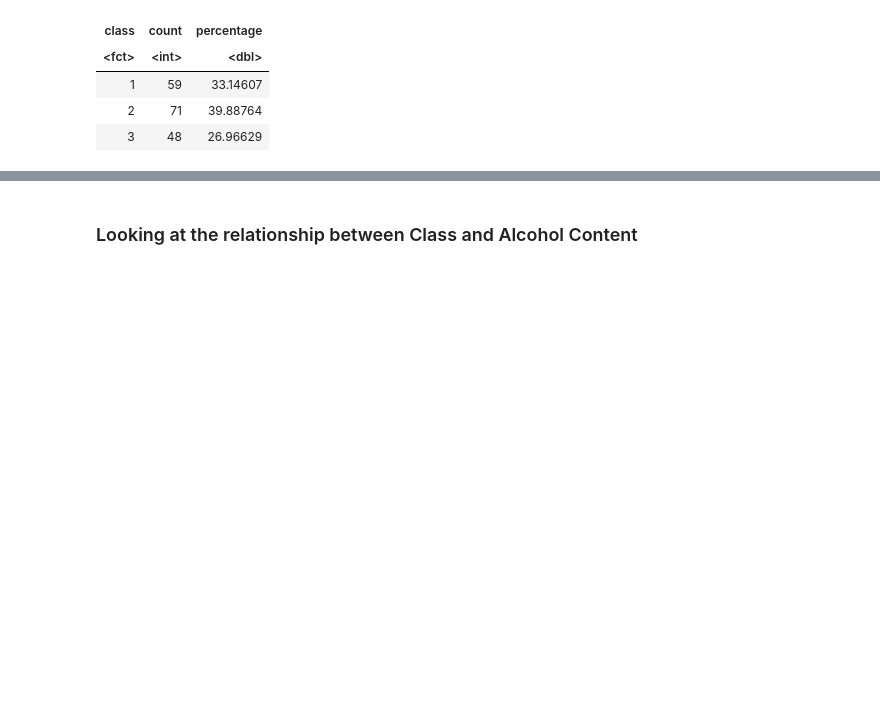
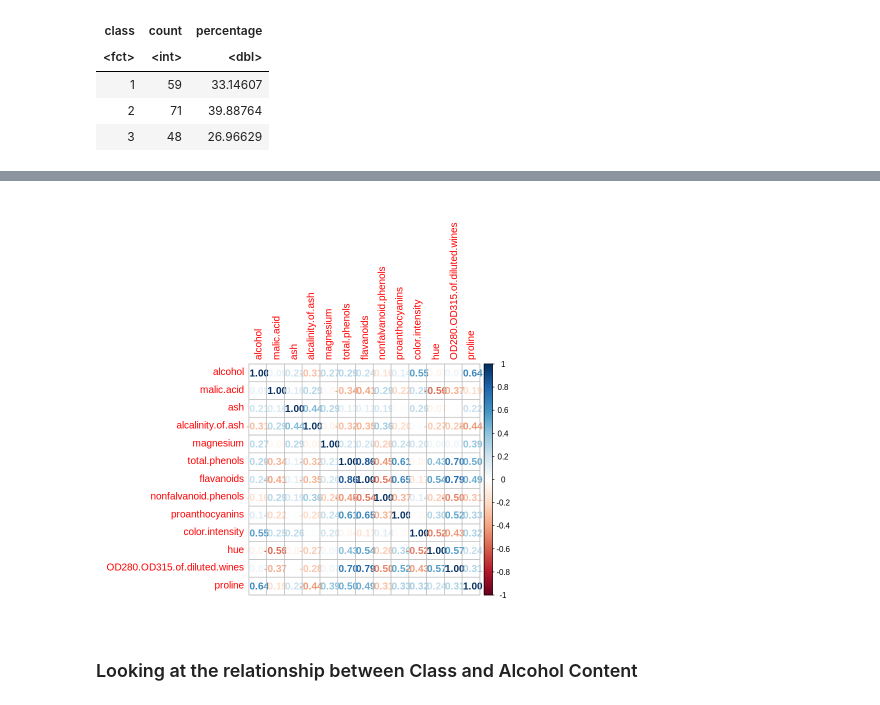
Before and after one commit to a-nguyen-1/DSCI100Project-Group117, a Jupyter notebook: group_project_report.ipynb, the cells around one changed output, grey strips where cells are left out. Cells and saved outputs as stored; diff of their text form; code cells hidden in the pictures; blank space fills up the shorter version.

```diff
--- a/group_project_report.ipynb
+++ b/group_project_report.ipynb
@@ -232,2 +316,7 @@ A tibble: 3 × 3
+# %%
+correlation_matrix <- round(cor(wine_data), 2)
+corrplot(correlation_matrix, method="number")
+# %% [output]
+[figure, added]
 # %% [markdown]
 ### Looking at the relationship between Class and Alcohol Content
```
Also changed, not shown: parts of 36 cells of this notebook.
